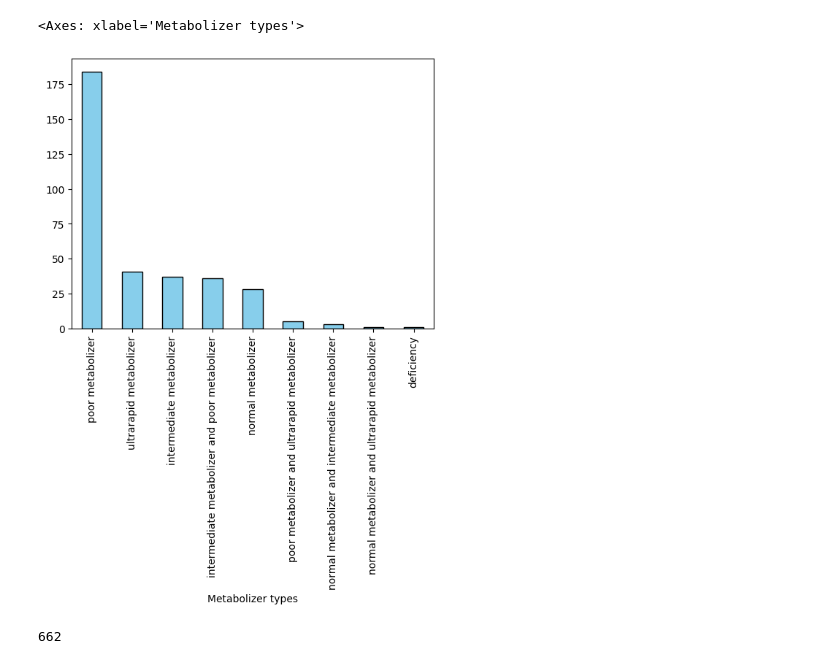
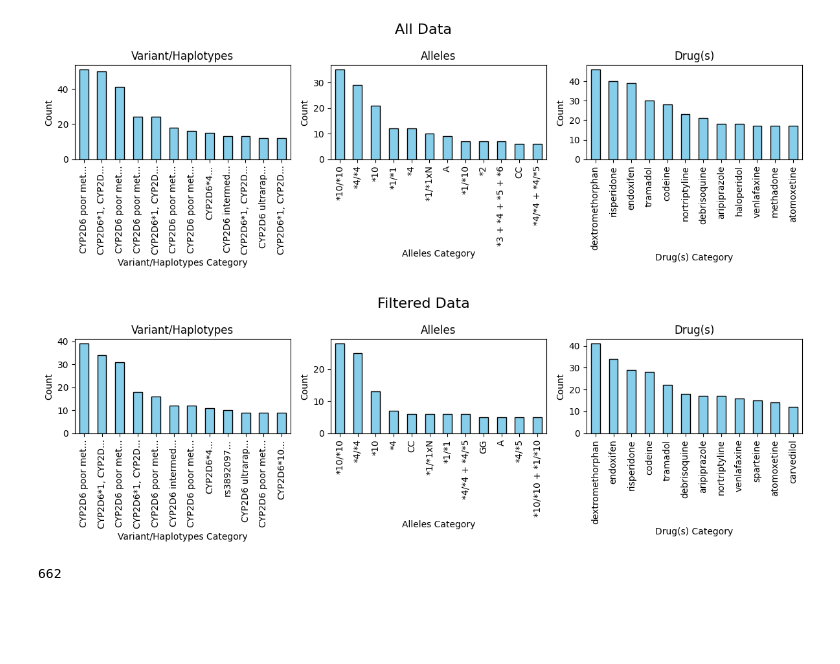
Before and after one commit to ds-modules/ecc-biology, a Jupyter notebook: enzymes/enzymes_bioinformatics.ipynb, the cells around one changed output. Saved outputs shown, nothing was run; the diff lists cells and outputs as text; code cells hidden in the pictures; blank space fills up the shorter version.

Commit message:
added bar charts

```diff
--- a/enzymes/enzymes_bioinformatics.ipynb
+++ b/enzymes/enzymes_bioinformatics.ipynb
@@ -48,7 +75,0 @@ dtype: int64
-# %%
-#Contains associations in which the variant affects a drug dose, response, metabolism, etc.
-df = pd.read_csv('variantAnnotations/var_drug_ann.tsv', sep='\t')
-df = df.loc[df['Gene'] == 'CYP2D6']
-print(len(df))
-display(df.isna().sum())
-df.head(1)
@@ -77,9 +76,47 @@ dtype: int64
-# %%
-category_counts = df['Metabolizer types'].value_counts()
-category_counts.plot(kind='bar', color='skyblue', edgecolor='black')
-# %% [output]
-<Axes: xlabel='Metabolizer types'>
-[figure, removed]
+# %%
+var_hap_counts = df['Variant/Haplotypes'].value_counts().head(12)
+var_hap_counts.index = var_hap_counts.index.str.slice(0, 15) + '...'
+alleles_counts = df['Alleles'].value_counts().head(12)
+drugs_counts = df['Drug(s)'].value_counts().head(12)
+
+category_counts_list = [var_hap_counts, alleles_counts, drugs_counts]
+titles = ['Variant/Haplotypes', 'Alleles', 'Drug(s)']
+fig, axes = plt.subplots(1, 3, figsize=(12, 4))
+axes = axes.flatten()
+
+def enum(category_counts_list, titles):
+    for i, ax in enumerate(axes):
+        category_counts_list[i].plot(kind='bar', color='skyblue', edgecolor='black', ax=ax)
+        ax.set_title(titles[i])
+        ax.set_ylabel('Count')
+        ax.set_xlabel(titles[i] + ' Category')
+
+enum(category_counts_list, titles)
+
+fig.suptitle("All Data", fontsize=16)
+plt.tight_layout()
+plt.show()
+
+
+significant = df[(df['Significance'] == 'yes') | (df['Significance'] == 'not stated')]
+var_hap_counts = significant['Variant/Haplotypes'].value_counts().head(12)
+var_hap_counts.index = var_hap_counts.index.str.slice(0, 15) + '...'
+alleles_counts = significant['Alleles'].value_counts().head(12)
+drugs_counts = significant['Drug(s)'].value_counts().head(12)
+
+category_counts_list = [var_hap_counts, alleles_counts, drugs_counts]
+titles = ['Variant/Haplotypes', 'Alleles', 'Drug(s)']
+fig, axes = plt.subplots(1, 3, figsize=(12, 4))
+axes = axes.flatten()
+
+enum(category_counts_list, titles)
+
+fig.suptitle("Filtered Data", fontsize=16)
+plt.tight_layout()
+plt.show()
+# %% [output]
+[figure, added]
+[figure, added]
 # %%
 indep = 'Phenotype Category'
 dep = 'Population types'
```
Also changed, not shown: parts of 8 cells of this notebook.
